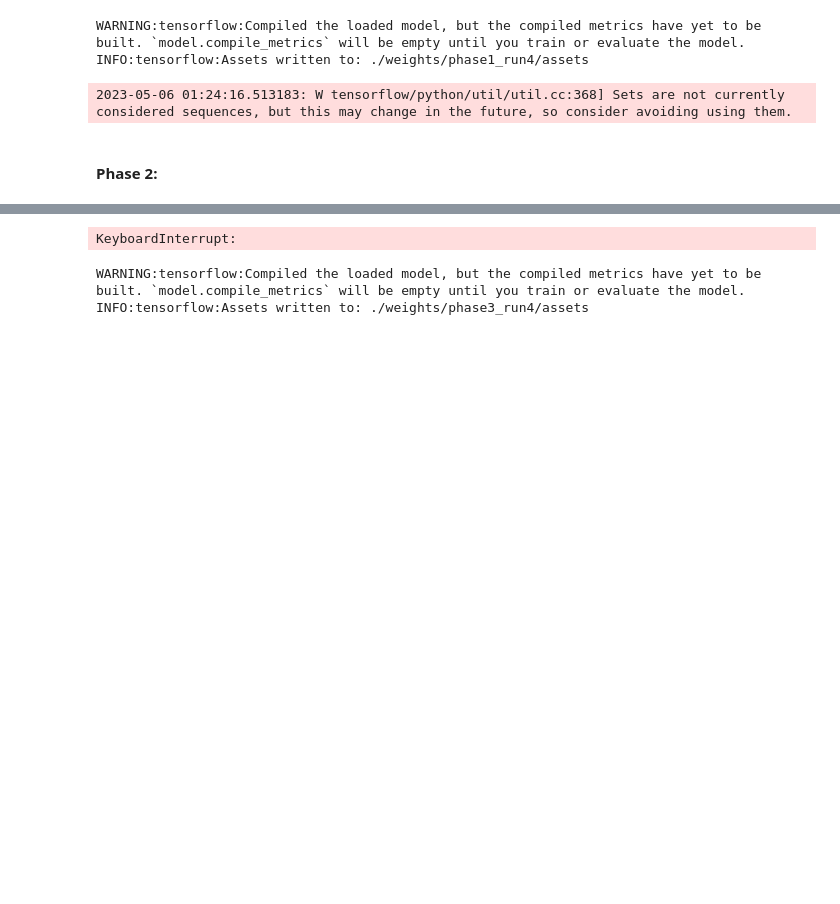
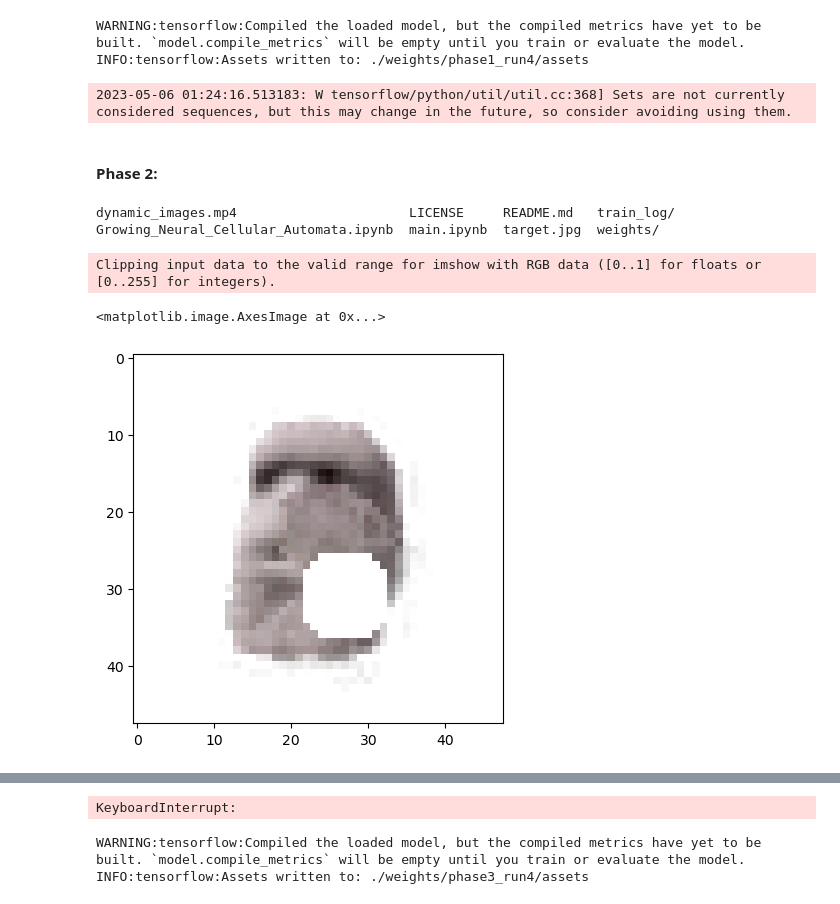
Before and after one commit to wz-ml/cellularimages, a Jupyter notebook: main.ipynb, the cells around one changed output, grey strips where cells are left out. Cells and saved outputs as stored; diff of their text form; code cells hidden in the pictures; blank space fills up the shorter version.

```diff
--- a/main.ipynb
+++ b/main.ipynb
@@ -377,3 +411,14 @@ with trange(EPOCHS) as pbar:
         optimizer.apply_gradients(zip(normed_grads, update_model.trainable_weights))
 
         pbar.set_description("Loss: {0:.5f}".format(reduced_loss.numpy()), refresh = True)
+# %%
+ls
+# %% [output]
+dynamic_images.mp4                      LICENSE     README.md   train_log/
+Growing_Neural_Cellular_Automata.ipynb  main.ipynb  target.jpg  weights/
+# %%
+plt.imshow((grid[index] * (1-circle[:, :, np.newaxis]))[:,:,:4])
+# %% [output]
+Clipping input data to the valid range for imshow with RGB data ([0..1] for floats or [0..255] for integers).
+<matplotlib.image.AxesImage at 0x...>
+[figure, added]
```
Also changed, not shown: parts of 17 cells of this notebook, 9 other files.
